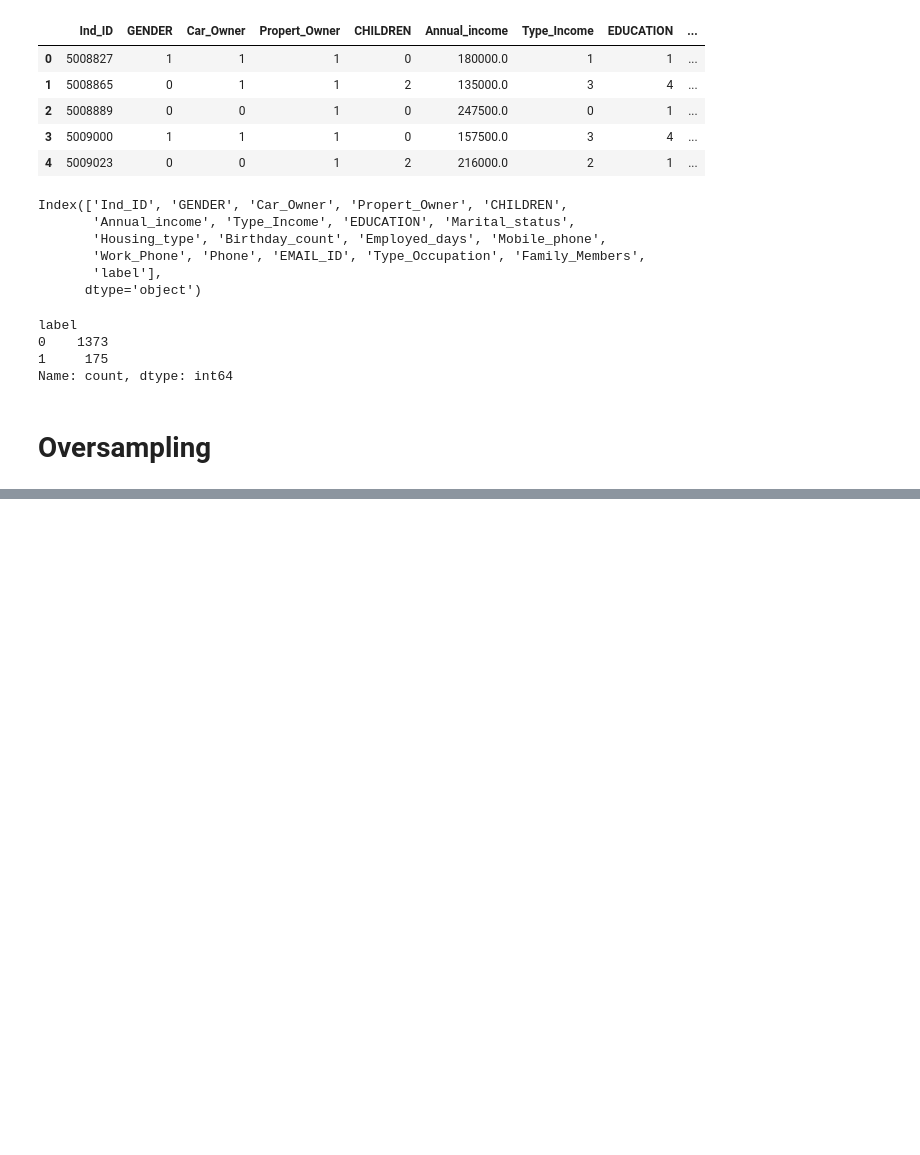
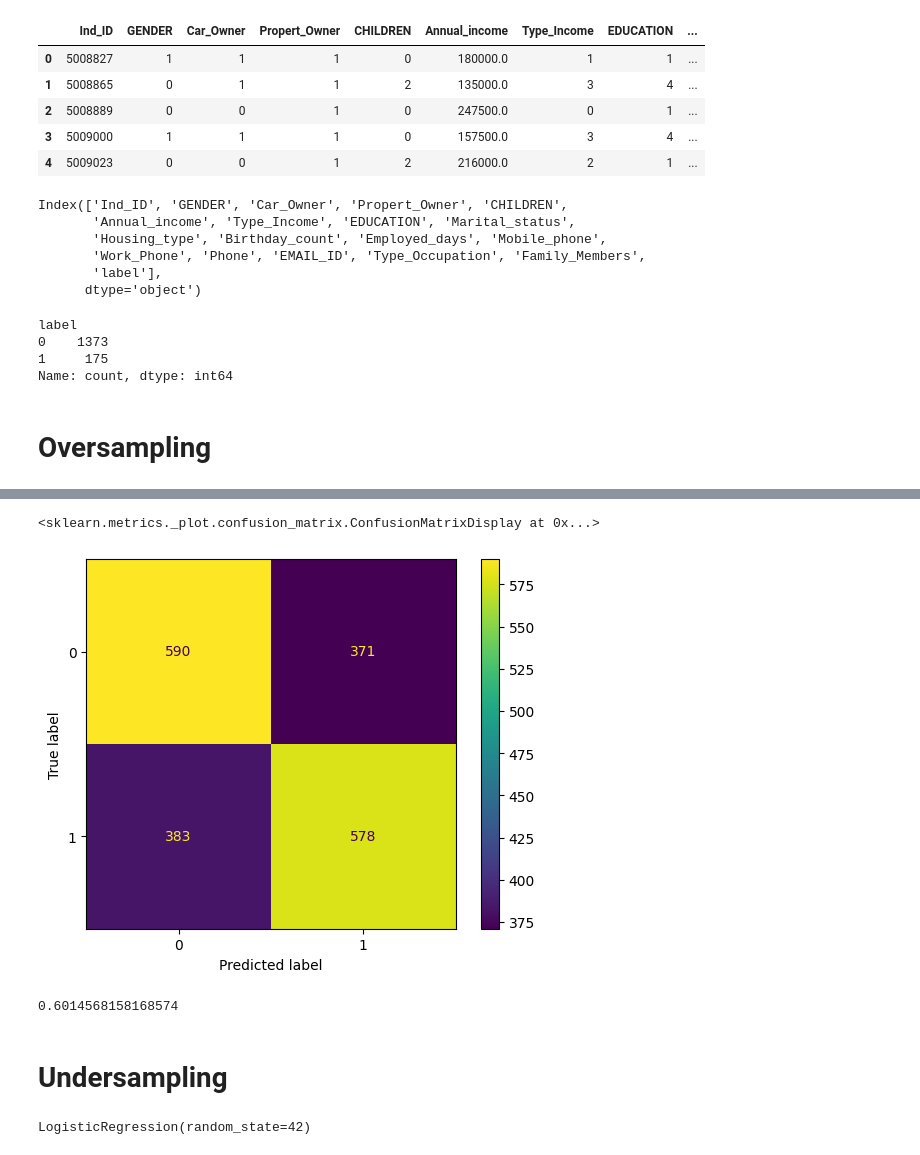
Before and after one commit to tsdandekar24/TanavDandekar_csci_1070_course, a Jupyter notebook: week_09_homework.ipynb, the cells around one changed output, grey strips where cells are left out. Cells and saved outputs as stored; diff of their text form; code cells hidden in the pictures; blank space fills up the shorter version.

```diff
--- a/week_09_homework.ipynb
+++ b/week_09_homework.ipynb
@@ -99,0 +115,12 @@ LogisticRegression does not accept missing values encoded as NaN natively. For s
+# %%
+ConfusionMatrixDisplay.from_estimator(model, X_resampled, y_resampled)
+# %% [output]
+<sklearn.metrics._plot.confusion_matrix.ConfusionMatrixDisplay at 0x...>
+[figure, added]
+# %%
+# Recall
+578 / (578 + 383)
+# %% [output]
+0.6014568158168574
+# %% [markdown]
+# Undersampling
@@ -99,0 +132,5 @@ LogisticRegression does not accept missing values encoded as NaN natively. For s
+# %%
+model = LogisticRegression(random_state = 42)
+model.fit(X_resampled, y_resampled)
+# %% [output]
+LogisticRegression(random_state=42)
```
Also changed, not shown: parts of 34 cells of this notebook.
